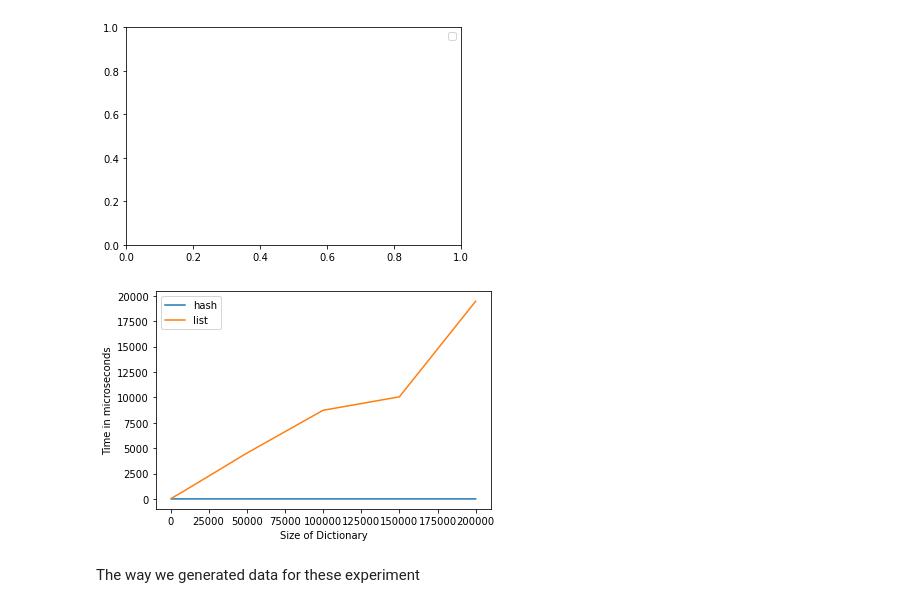
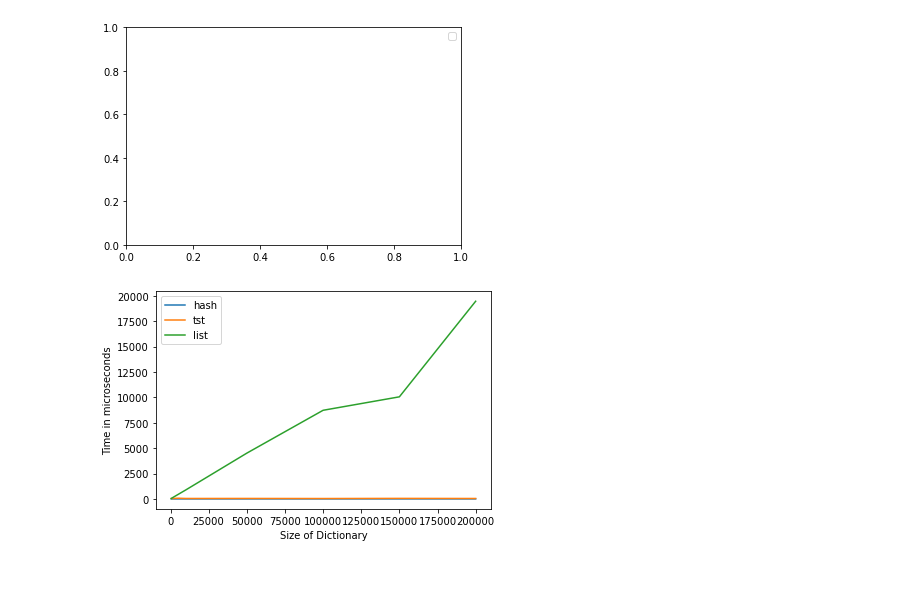
Before and after one commit to AnthonyLimanto/AlgorithmsAssignment_1, a Jupyter notebook: Untitled.ipynb, the cells around one changed output. Saved outputs shown, nothing was run; the diff lists cells and outputs as text; code cells hidden in the pictures; blank space fills up the shorter version.

```diff
--- a/Untitled.ipynb
+++ b/Untitled.ipynb
@@ -26,6 +26,30 @@ t100000hash = (1900 + 2800 + 1800 + 1600 + 2300) / 5 / 1000
 t150000hash = (1600 + 3100 + 1600 + 2100 + 1600) / 5 / 1000
 t200000hash = (2500 + 2200 + 2300 + 1900 + 2700) / 5 / 1000
 print(f"{t500hash} {t1000hash} {t5000hash} {t10000hash} {t50000hash} {t100000hash} {t150000hash} {t200000hash}")
+
+t500tst = (39000 + 60100 + 33700 + 42000 + 23200) / 5 / 1000
+
+t1000tst = (40600 + 30300
++
+51800
++
+37400
++
+37800) / 5 / 1000
+t5000tst = (62100 +
+47100 +
+37100 +
+73200 +
+122100 ) / 5 / 1000
+t10000tst = (68800 +
+37700 +
+39500 +
+50100 +
+33000) / 5 / 1000
+t50000tst = (53000 + 43400 + 61700 + 42400 + 40100) / 5 / 1000
+t100000tst = (51600 + 40100 + 39200 + 22900 + 49000) / 5 / 1000
+t150000tst = (74500 + 39700 + 43500 + 35400 + 74500) / 5 / 1000
+t200000tst = (61200 + 24300 + 45700 + 51300 + 39500) / 5 / 1000
 # %% [output]
 1.42 1.44 1.82 1.56 1.78 2.08 2.0 2.32
 # %%
@@ -51,6 +75,7 @@ t200000list = (17734300 + 18047800 + 17940500 + 25994200 + 17593700) / 5 / 1000
 y2 = np.array([t500list, t1000list, t5000list, t10000list, t50000list, t100000list, t150000list, t200000list])
 plt.plot(x, y2, label = "list")
 plt.show()
+y3 = np.array([t500tst, t1000tst, t5000tst, t10000tst, t50000tst, t100000tst, t150000tst, t200000tst])
 # %% [output]
 [figure]
 # %%
@@ -60,13 +85,12 @@ plt.legend(['hash', 'list'])
 [figure]
 # %%
 plt.plot(x, y, label = "hash")
+plt.plot(x, y3, label = "tst")
 plt.plot(x, y2, label = "list")
-plt.legend(['hash', 'list'])
+plt.legend(['hash', 'tst', 'list'])
 plt.gcf().axes[0].yaxis.get_major_formatter().set_scientific(False)
 plt.xlabel("Size of Dictionary")
 plt.ylabel("Time in microseconds")
 plt.show()
 # %% [output]
-[figure, old version]
+[figure, new version]
-# %% [markdown]
-The way we generated data for these experiment
```
Also changed, not shown: parts of 4 cells of this notebook.
